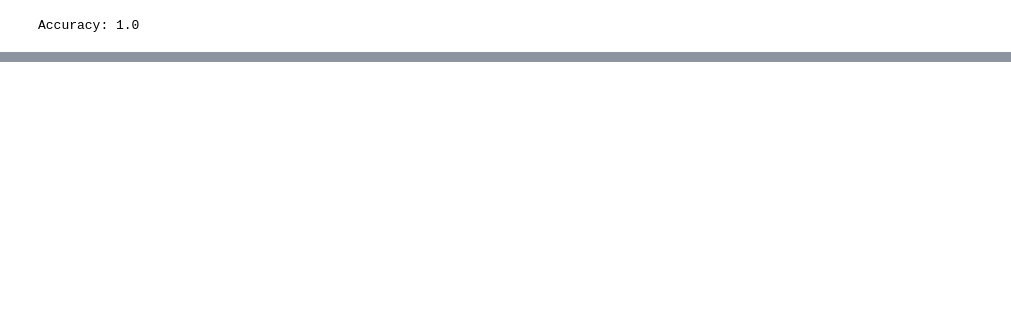
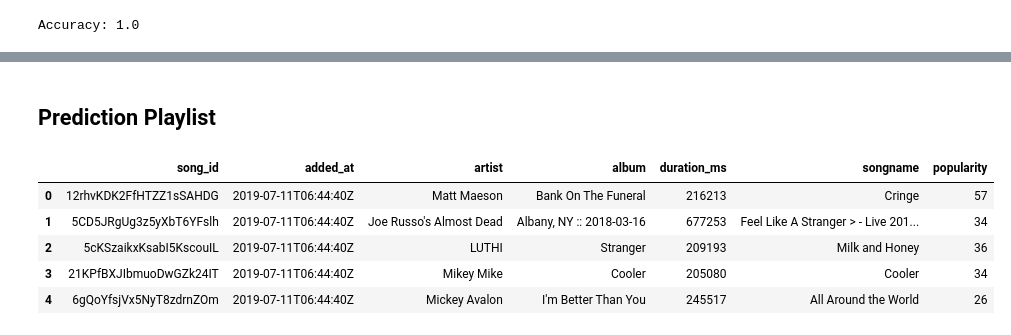
Before and after one commit to akochman/springboard-capstone1, a Jupyter notebook: spotipy_compare.ipynb, the cells around one changed output, grey strips where cells are left out. Drawn from its saved outputs; the diff is of its cells as text; code cells hidden in the pictures; blank space fills up the shorter version.

```diff
--- a/spotipy_compare.ipynb
+++ b/spotipy_compare.ipynb
@@ -473,0 +511,31 @@ plt.show()
+# %% [markdown]
+## Prediction Playlist
+# %%
+#Pull 'Prediction' Playlist
+
+uri = 'spotify:user:ernflerberg:playlist:0rGzqU8NvMmzubBWGeDUEv'
+username = username
+predict_playlist_id = '0rGzqU8NvMmzubBWGeDUEv'
+predict_results = spotify.user_playlist(username, predict_playlist_id)
+# %%
+#Pull the 'Liked' playlist trac  k information using the Spotipy API JSON
+predictplaylist = []
+for i in predict_results['tracks']['items']:
+    predictplaylist.append([i['track']['id'],
+               i['added_at'],
+         i['track']['album']['artists'][0]['name'],
+         i['track']['album']['name'],
+         i['track']['duration_ms'],
+         i['track']['name'],
+         i['track']['popularity']])
+predictplaylist = pd.DataFrame(predictplaylist)
+#Add column names for the "Prediction" Playlist
+predictplaylist.columns = ['song_id','added_at','artist','album','duration_ms','songname','popularity']
+predictplaylist.head()
+# %% [output]
+|  | song_id | added_at | artist | album | duration_ms | songname | popularity |
+| 0 | 12rhvKDK2FfHTZZ1sSAHDG | 2019-07-11T06:44:40Z | Matt Maeson | Bank On The Funeral | 216213 | Cringe | 57 |
+| 1 | 5CD5JRgUg3z5yXbT6YFslh | 2019-07-11T06:44:40Z | Joe Russo's Almost Dead | Albany, NY :: 2018-03-16 | 677253 | Feel Like A Stranger > - Live 201... | 34 |
+| 2 | 5cKSzaikxKsabI5KscouIL | 2019-07-11T06:44:40Z | LUTHI | Stranger | 209193 | Milk and Honey | 36 |
+| 3 | 21KPfBXJIbmuoDwGZk24IT | 2019-07-11T06:44:40Z | Mikey Mike | Cooler | 205080 | Cooler | 34 |
+| 4 | 6gQoYfsjVx5NyT8zdrnZOm | 2019-07-11T06:44:40Z | Mickey Avalon | I'm Better Than You | 245517 | All Around the World | 26 |
```
Also changed, not shown: parts of 41 cells of this notebook.
